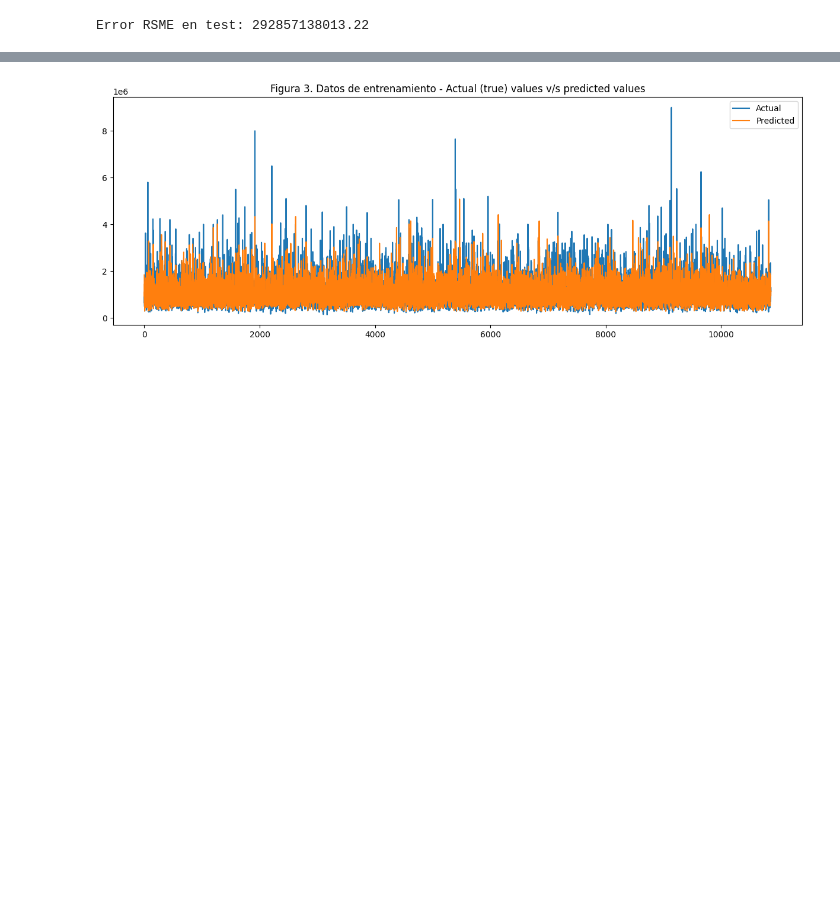
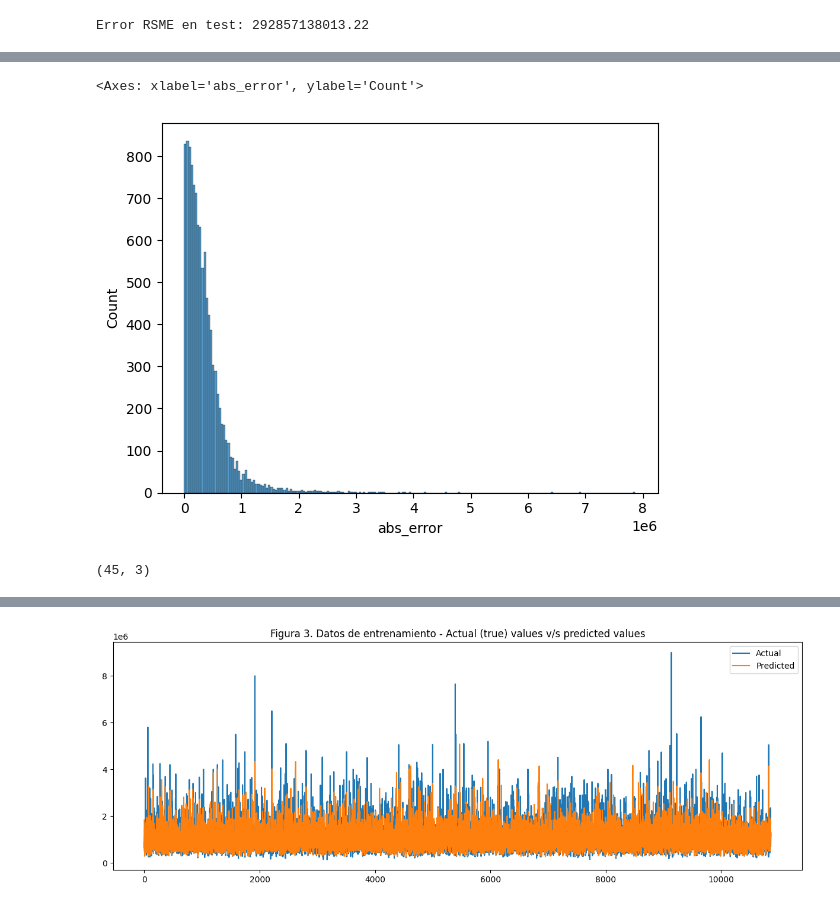
Before and after one commit to czammar/ai_programming_foundations, a Jupyter notebook: notebooks/05a_train_ml_model.ipynb, the cells around one changed output, grey strips where cells are left out. Cells and saved outputs as stored; diff of their text form; code cells hidden in the pictures; blank space fills up the shorter version.

Commit message:
chore: updating errors

```diff
--- a/notebooks/05a_train_ml_model.ipynb
+++ b/notebooks/05a_train_ml_model.ipynb
@@ -126,0 +119,9 @@ Error RSME en test: 292857138013.22
+# %%
+eval_res = pd.DataFrame({
+    "price": y_train.values.flatten(),
+    "price_predicted": y_train_pred.flatten(),
+})
+# %%
+eval_res["abs_error"] = np.abs(
+    eval_res["price"]- eval_res["price_predicted"]
+    )
@@ -126,0 +144,12 @@ Error RSME en test: 292857138013.22
+# %%
+sns.histplot(
+    eval_res,
+    x="abs_error"
+)
+# %% [output]
+<Axes: xlabel='abs_error', ylabel='Count'>
+[figure, added]
+# %%
+eval_res.query("abs_error < 2000").shape
+# %% [output]
+(45, 3)
```
Also changed, not shown: parts of 5 cells of this notebook.
